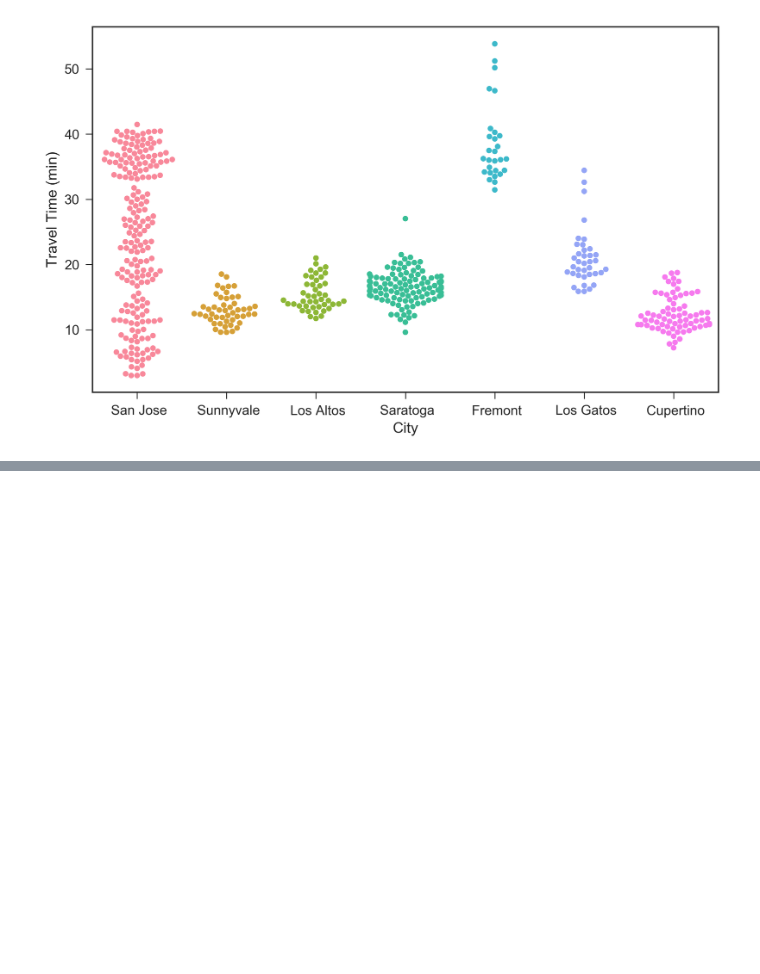
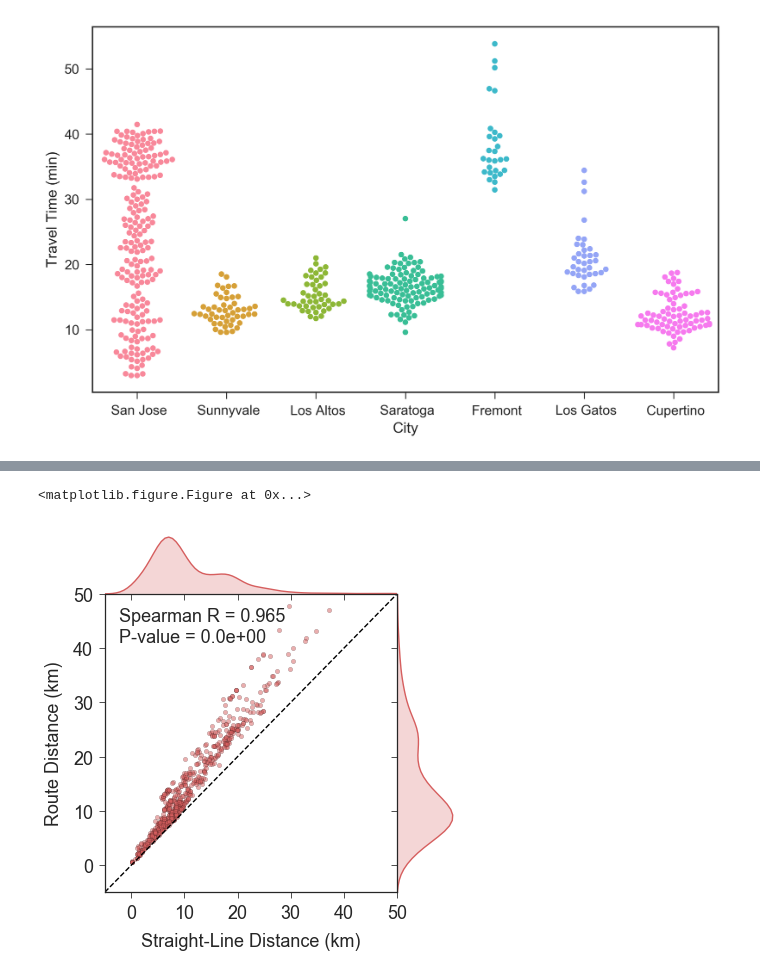
Before and after one commit to rmovva/commute, a Jupyter notebook: data vis.ipynb, the cells around one changed output, grey strips where cells are left out. Saved outputs shown, nothing was run; the diff lists cells and outputs as text; code cells hidden in the pictures; blank space fills up the shorter version.

Commit message:
route inefficiency plots

```diff
--- a/data vis.ipynb
+++ b/data vis.ipynb
@@ -205,0 +206,19 @@ plot_functions2.jointplot(np.array(df['slDistance']),
+# %%
+plot_functions2.jointplot(np.array(df['slDistance']),
+              np.array(df['Distance']),
+              out_pdf = 'figures/straightLineDistanceVsRouteDistance.png',
+              show=True,
+              square=True,
+              despine=False,
+              cor='spearmanr',
+              kde=True,
+              x_label='Straight-Line Distance (km)',
+              y_label='Route Distance (km)',
+              figsize=6,
+              color = 'r',
+              point_size=20,
+              axlim = [-5,50]
+             )
+# %% [output]
+<matplotlib.figure.Figure at 0x...>
+[figure, added]
```
Also changed, not shown: parts of 2 cells of this notebook, 3 other files.
